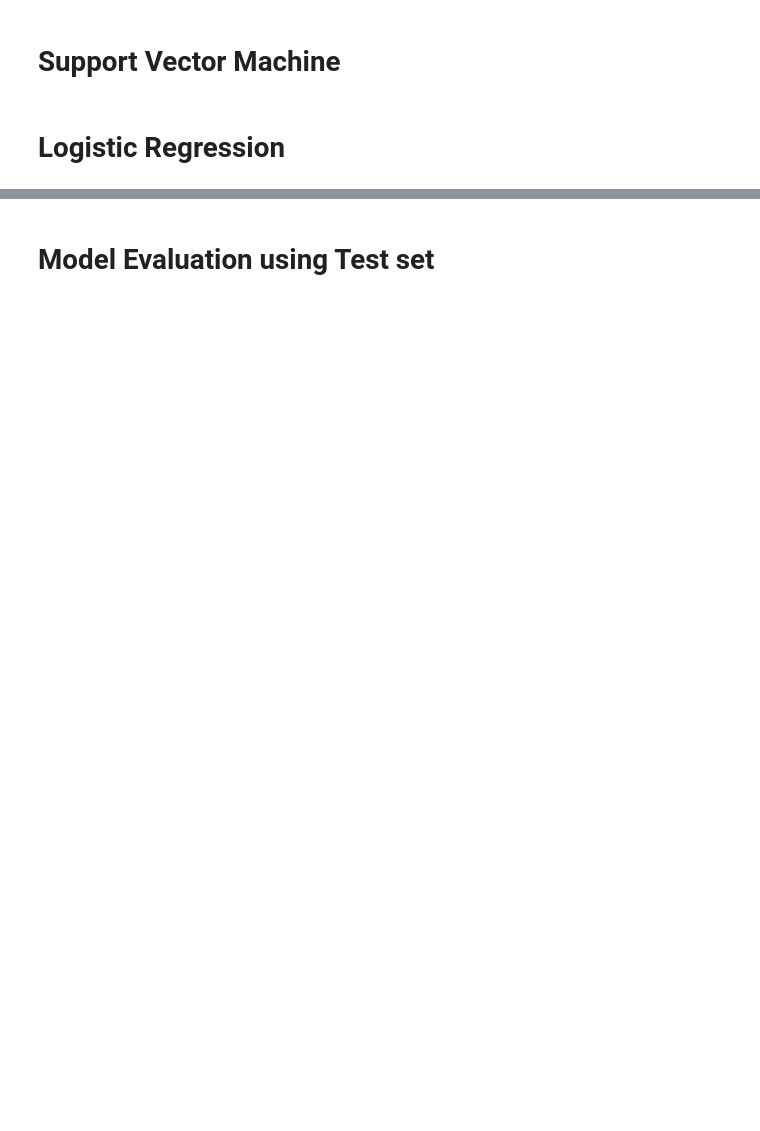
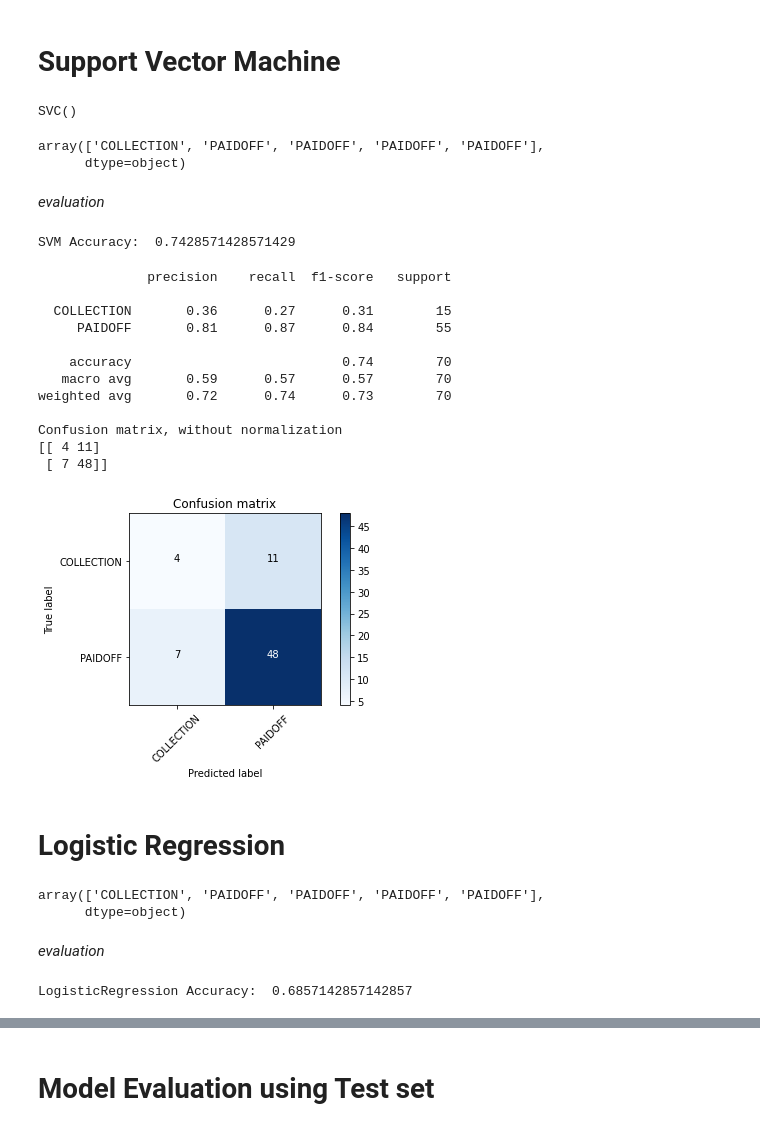
Before and after one commit to gousse/coursera-capstone-project, a Jupyter notebook: coursera proj loan.ipynb, the cells around one changed output, grey strips where cells are left out. Cells and saved outputs as stored; diff of their text form; code cells hidden in the pictures; blank space fills up the shorter version.

```diff
--- a/coursera proj loan.ipynb
+++ b/coursera proj loan.ipynb
@@ -386,2 +409,20 @@ plt.imshow(img,interpolation='nearest')
 # %% [markdown]
 # Support Vector Machine
+# %%
+from sklearn import svm
+clf = svm.SVC(kernel='rbf')
+clf.fit(X_train, y_train)
+# %% [output]
+SVC()
+# %%
+predSVM = clf.predict(X_test)
+predSVM[0:5]
+# %% [output]
+array(['COLLECTION', 'PAIDOFF', 'PAIDOFF', 'PAIDOFF', 'PAIDOFF'],
+      dtype=object)
+# %% [markdown]
+*evaluation*
+# %%
+print("SVM Accuracy: ", metrics.accuracy_score(y_test, predSVM))
+# %% [output]
+SVM Accuracy:  0.7428571428571429
@@ -388,2 +466,40 @@ plt.imshow(img,interpolation='nearest')
+# %%
+#### Compute confusion matrix
+cnf_matrix = confusion_matrix(y_test, predSVM, labels=['COLLECTION','PAIDOFF'])
+np.set_printoptions(precision=2)
+
+print (classification_report(y_test, predSVM))
+
+# Plot non-normalized confusion matrix
+plt.figure()
+plot_confusion_matrix(cnf_matrix, classes=['COLLECTION','PAIDOFF'],normalize= False,  title='Confusion matrix')
+# %% [output]
+              precision    recall  f1-score   support
+
+  COLLECTION       0.36      0.27      0.31        15
+     PAIDOFF       0.81      0.87      0.84        55
+
+    accuracy                           0.74        70
+   macro avg       0.59      0.57      0.57        70
+weighted avg       0.72      0.74      0.73        70
+
+Confusion matrix, without normalization
+[[ 4 11]
+ [ 7 48]]
+[figure, added]
 # %% [markdown]
 # Logistic Regression
+# %%
+from sklearn.linear_model import LogisticRegression
+LR = LogisticRegression(C=0.01, solver='liblinear').fit(X_train,y_train)
+predLR = LR.predict(X_test)
+predLR[0:5]
+# %% [output]
+array(['COLLECTION', 'PAIDOFF', 'PAIDOFF', 'PAIDOFF', 'PAIDOFF'],
+      dtype=object)
+# %% [markdown]
+*evaluation*
+# %%
+print("LogisticRegression Accuracy: ", metrics.accuracy_score(y_test, predLR))
+# %% [output]
+LogisticRegression Accuracy:  0.6857142857142857
```
Also changed, not shown: parts of 10 cells of this notebook.
